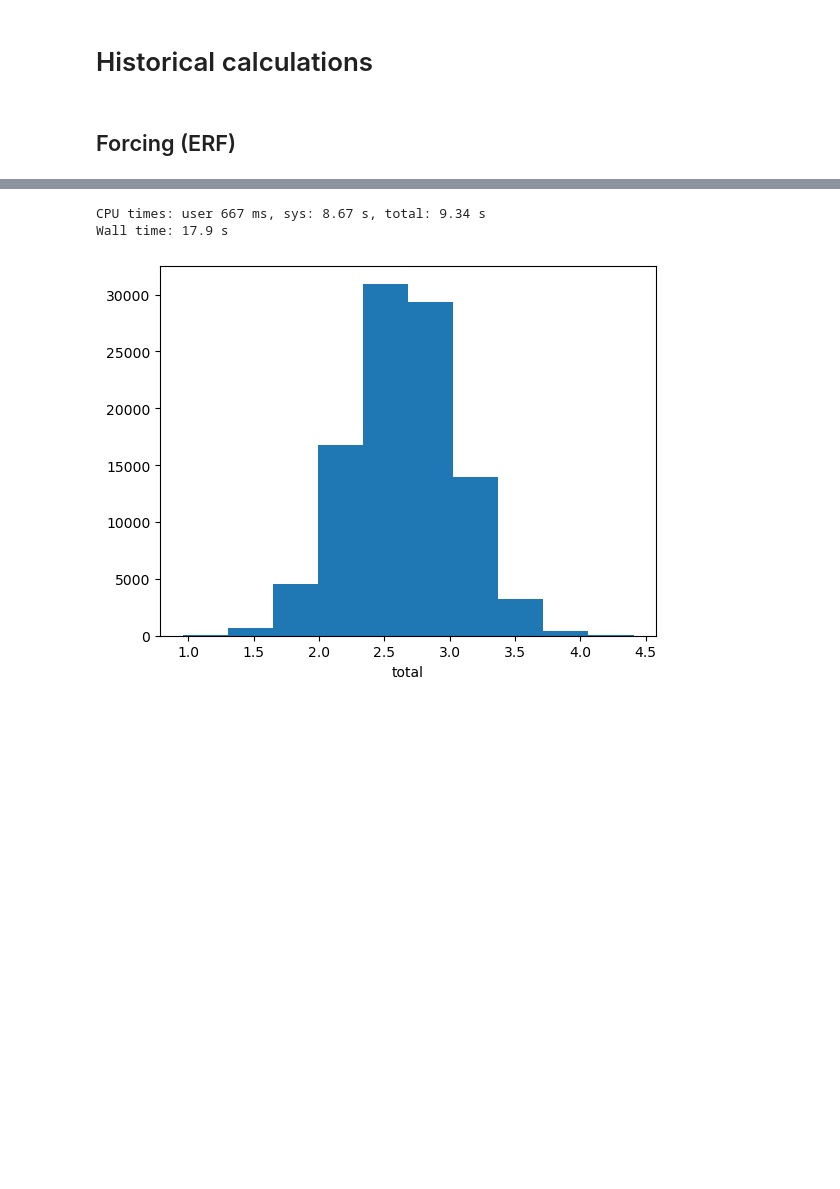
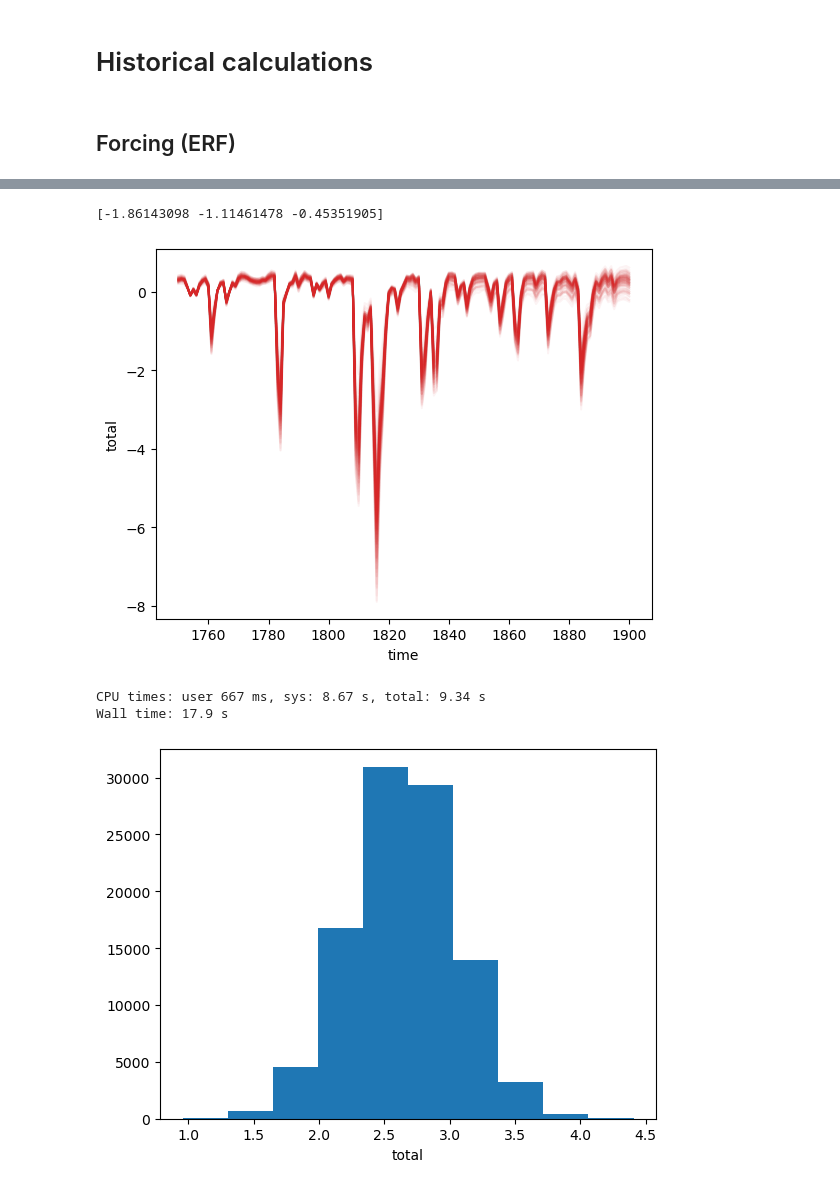
Before and after one commit to vtcooper/bayecs, a Jupyter notebook: prep_calculations.ipynb, the cells around one changed output, grey strips where cells are left out. Saved outputs shown, nothing was run; the diff lists cells and outputs as text; code cells hidden in the pictures; blank space fills up the shorter version.

```diff
--- a/prep_calculations.ipynb
+++ b/prep_calculations.ipynb
@@ -26,3 +26,16 @@ fname = 'ERF_ensemble.nc'
 # erf_total = ds_erf.to_array("agent").sum("agent")
 # erf_total.name = "ERF"
 # erf_total
+# %%
+%%time
+ds_erf = (
+    xr.open_dataset(global_dpath + path + fname,
+                    engine="netcdf4")
+    # .sel(time=slice(1750,1900))
+)
+
+erf_total = 0
+for v in ds_erf.data_vars:
+    erf_total = erf_total + ds_erf[v]#.mean(dim='ensemble')
+
+erf_total = erf_total.rename("total")
@@ -29,3 +83,19 @@ fname = 'ERF_ensemble.nc'
+# %%
+print((erf_subtotal.sel(time=2019)- erf_subtotal.sel(time=1750)).quantile([0.05,0.5,0.95]).values)
+# %% [output]
+[-1.86143098 -1.11461478 -0.45351905]
+# %%
+erf_total.sel(ensemble=np.random.choice(np.arange(100000),100)).plot.line(x='time',add_legend=False,alpha=0.05,c='tab:red')
+plt.show()
+
+# ds_erf['CO2'].sel(ensemble=np.random.choice(np.arange(100000),100)).plot.line(x='time',add_legend=False,alpha=0.05,c='tab:red')
+# ds_erf['aerosol-cloud_interactions'].sel(ensemble=np.random.choice(np.arange(100000),100)).plot.line(x='time',add_legend=False,alpha=0.05,c='tab:blue')
+# ds_erf['aerosol-radiation_interactions'].sel(ensemble=np.random.choice(np.arange(100000),100)).plot.line(x='time',add_legend=False,alpha=0.05,c='tab:gray')
+# plt.grid(alpha=0.2)
+# plt.show()
+# # erf_total.plot()
+# %% [output]
+[figure, added]
 # %%
 %%time
 ds_erf = (
```
Also changed, not shown: parts of 6 cells of this notebook, 3 other files.
